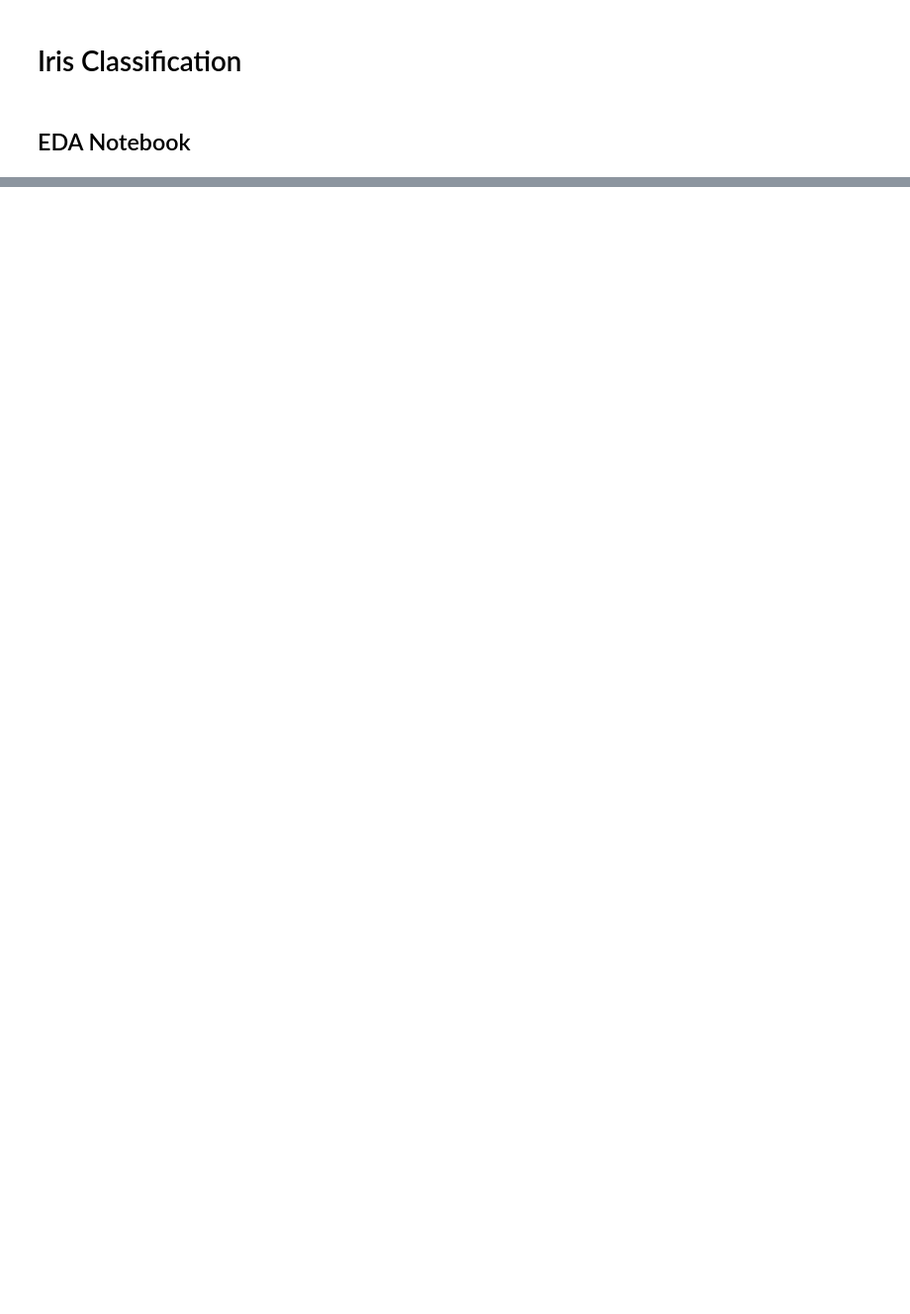
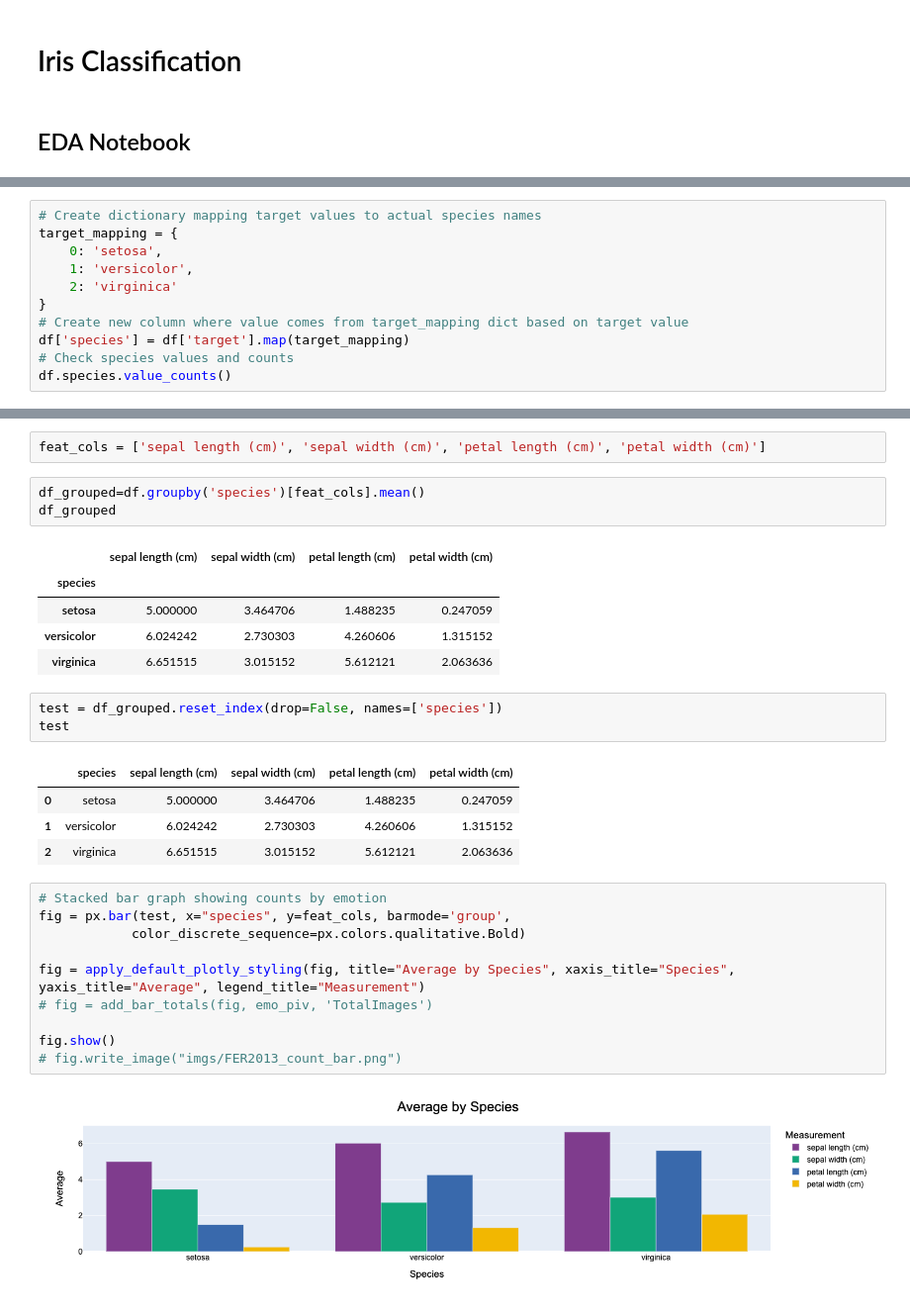
Before and after one commit to dlumian/PythonBasics, a Jupyter notebook: ClassificationExamples/iris/notebooks/3_EDA.ipynb, the cells around one changed output, grey strips where cells are left out. Shown at 99% size. Cells and saved outputs as stored; diff of their text form; blank space fills up the shorter version.

Commit message:
Reset iris classification example, extended documentation

```diff
--- a/ClassificationExamples/iris/notebooks/3_EDA.ipynb
+++ b/ClassificationExamples/iris/notebooks/3_EDA.ipynb
@@ -23 +38,12 @@ y_train = pd.read_csv(y_train_data_path)
 df = pd.concat([X_train, y_train], axis=1)
+# %%
+# Create dictionary mapping target values to actual species names
+target_mapping = {
+    0: 'setosa',
+    1: 'versicolor',
+    2: 'virginica'
+}
+# Create new column where value comes from target_mapping dict based on target value
+df['species'] = df['target'].map(target_mapping)
+# Check species values and counts
+df.species.value_counts()
@@ -23,0 +124,31 @@ df = pd.concat([X_train, y_train], axis=1)
+# %%
+feat_cols = ['sepal length (cm)', 'sepal width (cm)', 'petal length (cm)', 'petal width (cm)']
+# %%
+df_grouped=df.groupby('species')[feat_cols].mean()
+df_grouped
+# %% [output]
+|  | sepal length (cm) | sepal width (cm) | petal length (cm) | petal width (cm) |
+| species |  |  |  |  |
+| setosa | 5.000000 | 3.464706 | 1.488235 | 0.247059 |
+| versicolor | 6.024242 | 2.730303 | 4.260606 | 1.315152 |
+| virginica | 6.651515 | 3.015152 | 5.612121 | 2.063636 |
+# %%
+test = df_grouped.reset_index(drop=False, names=['species'])
+test
+# %% [output]
+|  | species | sepal length (cm) | sepal width (cm) | petal length (cm) | petal width (cm) |
+| 0 | setosa | 5.000000 | 3.464706 | 1.488235 | 0.247059 |
+| 1 | versicolor | 6.024242 | 2.730303 | 4.260606 | 1.315152 |
+| 2 | virginica | 6.651515 | 3.015152 | 5.612121 | 2.063636 |
+# %%
+# Stacked bar graph showing counts by emotion
+fig = px.bar(test, x="species", y=feat_cols, barmode='group',
+            color_discrete_sequence=px.colors.qualitative.Bold)
+
+fig = apply_default_plotly_styling(fig, title="Average by Species", xaxis_title="Species", yaxis_title="Average", legend_title="Measurement")
+# fig = add_bar_totals(fig, emo_piv, 'TotalImages')
+
+fig.show()
+# fig.write_image("imgs/FER2013_count_bar.png")
+# %% [output]
+[figure, added]
```
Also changed, not shown: parts of 19 cells of this notebook, 25 other files.
